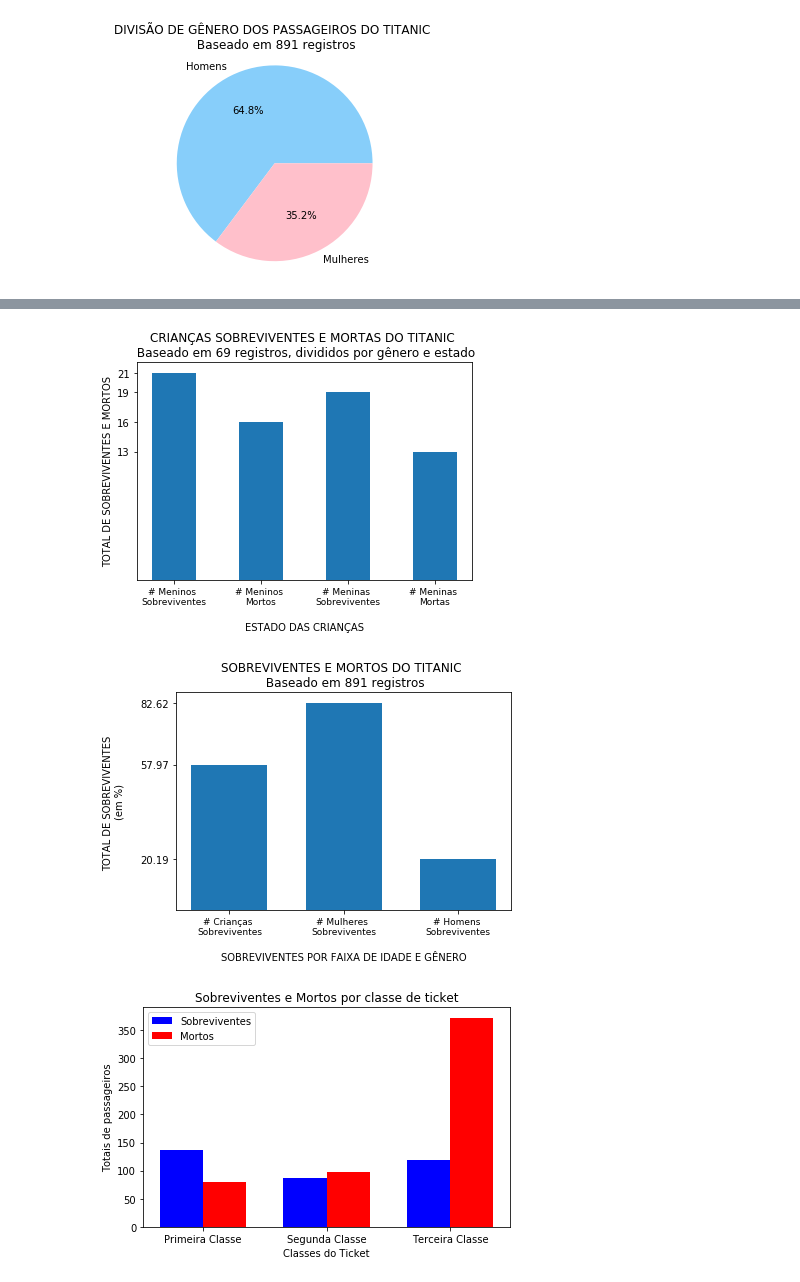
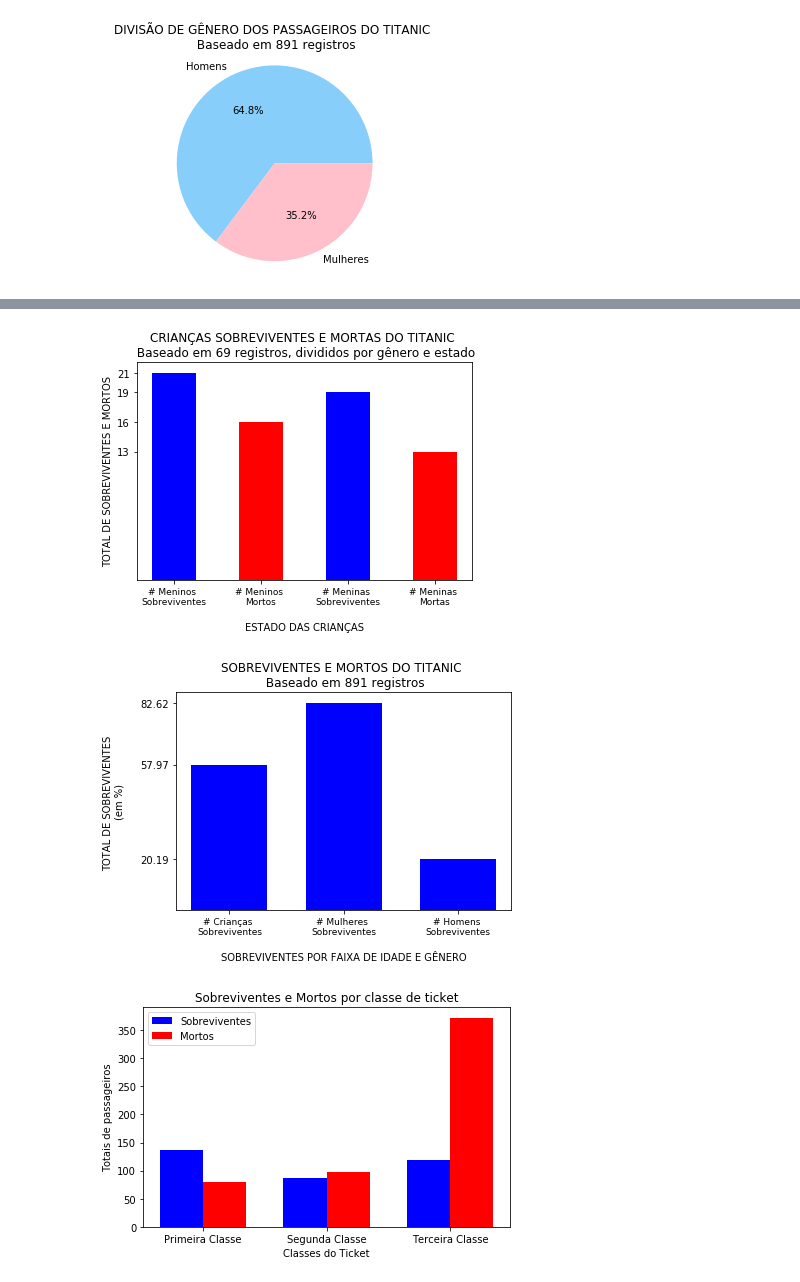
Before and after one commit to Anderson-hrz/ds1-udacity-projeto-02, a Jupyter notebook: projeto-02-analise-titanic.ipynb, the cells around one changed output, grey strips where cells are left out. Saved outputs shown, nothing was run; the diff lists cells and outputs as text; code cells hidden in the pictures.

```diff
--- a/projeto-02-analise-titanic.ipynb
+++ b/projeto-02-analise-titanic.ipynb
@@ -224,22 +225,22 @@ total_children_values = [total_boys_survived, total_boys_died, total_girls_survi
 # %%
 # Definindo as legendas para cada item, além de seu posicionamento no gráfico
 children_labels = ['# Meninos \nSobreviventes', '# Meninos \nMortos', '# Meninas \nSobreviventes', '# Meninas \nMortas']
 children_labels_pos = [0,4,8,12]
 
 # Desenhando o gráfico para visualizar os sobreviventes e mortos de cada gênero
-plt.bar(children_labels_pos, total_children_values, width=2)
+plt.bar(children_labels_pos, total_children_values, width=2, color=('b','r'))
 plt.xticks(children_labels_pos, children_labels, fontsize=9)
 plt.yticks(total_children_values)
 plt.xlabel('\nESTADO DAS CRIANÇAS')
 plt.ylabel('TOTAL DE SOBREVIVENTES E MORTOS')
 plt.title('CRIANÇAS SOBREVIVENTES E MORTAS DO TITANIC \n Baseado em ' + str(total_boys_survived +
                                                                       total_boys_died +
                                                                       total_girls_survived +
                                                                       total_girls_died) +
                                                                       ' registros, divididos por gênero e estado')
 plt.show()
 # %% [output]
-[figure, old version]
+[figure, new version]
 # %%
 '''
 Como pudemos ver, o gênero das crianças não influenciou no salvamento. Dos registros obtidos, 52%
@@ -267,7 +268,7 @@ people_labels = ['# Crianças \nSobreviventes', '# Mulheres \nSobreviventes', '#
 people_labels_pos = [0,3,6]
 
 # Desenhando o gráfico para visualizar os sobreviventes e mortos de cada gênero
-plt.bar(people_labels_pos, total_people_values, width=2)
+plt.bar(people_labels_pos, total_people_values, width=2, color='b')
 plt.xticks(people_labels_pos, people_labels, fontsize=9)
 plt.yticks(total_people_values)
 plt.xlabel('\nSOBREVIVENTES POR FAIXA DE IDADE E GÊNERO')
@@ -278,7 +279,7 @@ plt.title('SOBREVIVENTES E MORTOS DO TITANIC \n Baseado em ' + str(total_male_su
                                                                       total_female_died) + ' registros')
 plt.show()
 # %% [output]
-[figure, old version]
+[figure, new version]
 # %%
 '''
 Ou seja: considerando os dados analisados, mulheres adultas tinham um alto índice de sobrevivência (83%), seguidos por
```
Also changed, not shown: parts of 6 cells of this notebook.
